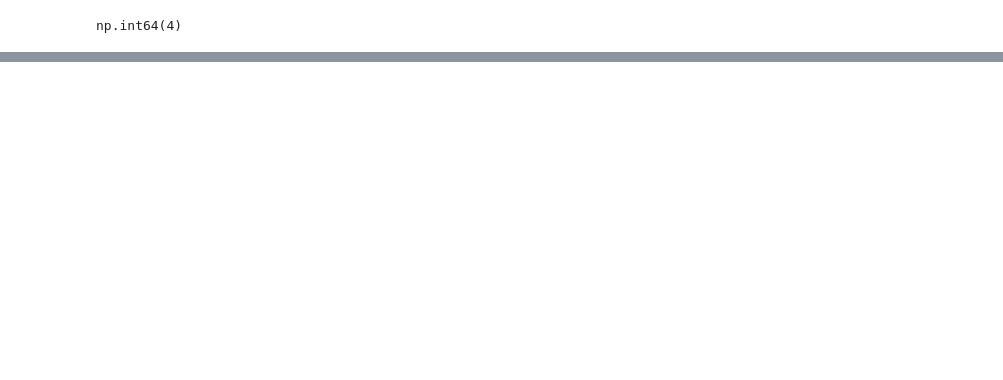
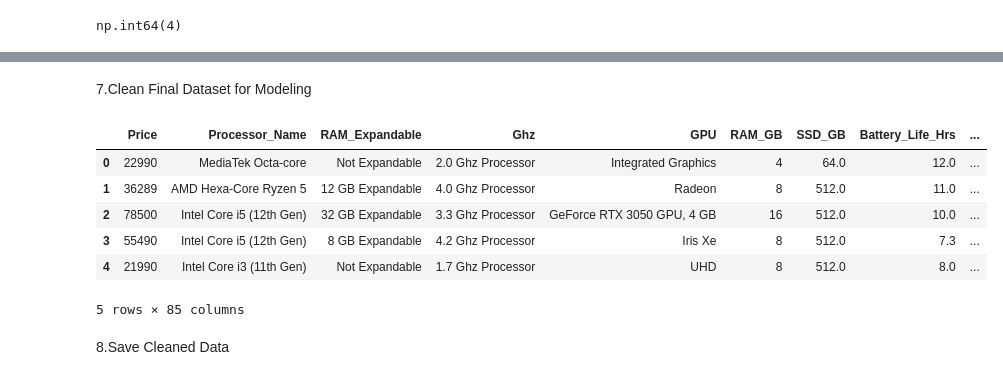
Before and after one commit to Dunith2002/Laptop_Price_Predictor, a Jupyter notebook: notebooks/FC211007_Malanka/eda.ipynb, the cells around one changed output, grey strips where cells are left out. Cells and saved outputs as stored; diff of their text form; code cells hidden in the pictures; blank space fills up the shorter version.

```diff
--- a/notebooks/FC211007_Malanka/eda.ipynb
+++ b/notebooks/FC211007_Malanka/eda.ipynb
@@ -95,0 +101,4 @@ np.int64(4)
+# %%
+df['RAM_GB'] = df['RAM'].str.extract('(\d+)').astype(int)
+df['SSD_GB'] = df['SSD'].str.extract('(\d+)').astype(float)
+df['Battery_Life_Hrs'] = df['Battery_Life'].str.extract(r'([\d.]+)').astype(float)
@@ -95,0 +148,20 @@ np.int64(4)
+# %% [markdown]
+7.Clean Final Dataset for Modeling
+# %%
+df_cleaned = df.drop(columns=['Name', 'RAM', 'SSD', 'HDD', 'Display', 'Battery_Life', 'Adapter'])
+
+# One-hot encode categorical columns
+categorical_cols = ['Brand', 'Processor_Brand', 'RAM_TYPE', 'Display_type', 'GPU_Brand']
+df_cleaned = pd.get_dummies(df_cleaned, columns=categorical_cols, drop_first=True)
+
+df_cleaned.head()
+# %% [output]
+|  | Price | Processor_Name | RAM_Expandable | Ghz | GPU | RAM_GB | SSD_GB | Battery_Life_Hrs | ... |
+| 0 | 22990 | MediaTek Octa-core | Not Expandable | 2.0 Ghz Processor | Integrated Graphics | 4 | 64.0 | 12.0 | ... |
+| 1 | 36289 | AMD Hexa-Core Ryzen 5 | 12 GB Expandable | 4.0 Ghz Processor | Radeon | 8 | 512.0 | 11.0 | ... |
+| 2 | 78500 | Intel Core i5 (12th Gen) | 32 GB Expandable | 3.3 Ghz Processor | GeForce RTX 3050 GPU, 4 GB | 16 | 512.0 | 10.0 | ... |
+| 3 | 55490 | Intel Core i5 (12th Gen) | 8 GB Expandable | 4.2 Ghz Processor | Iris Xe | 8 | 512.0 | 7.3 | ... |
+| 4 | 21990 | Intel Core i3 (11th Gen) | Not Expandable | 1.7 Ghz Processor | UHD | 8 | 512.0 | 8.0 | ... |
+5 rows × 85 columns
+# %% [markdown]
+8.Save Cleaned Data
```
Also changed, not shown: parts of 6 cells of this notebook.
